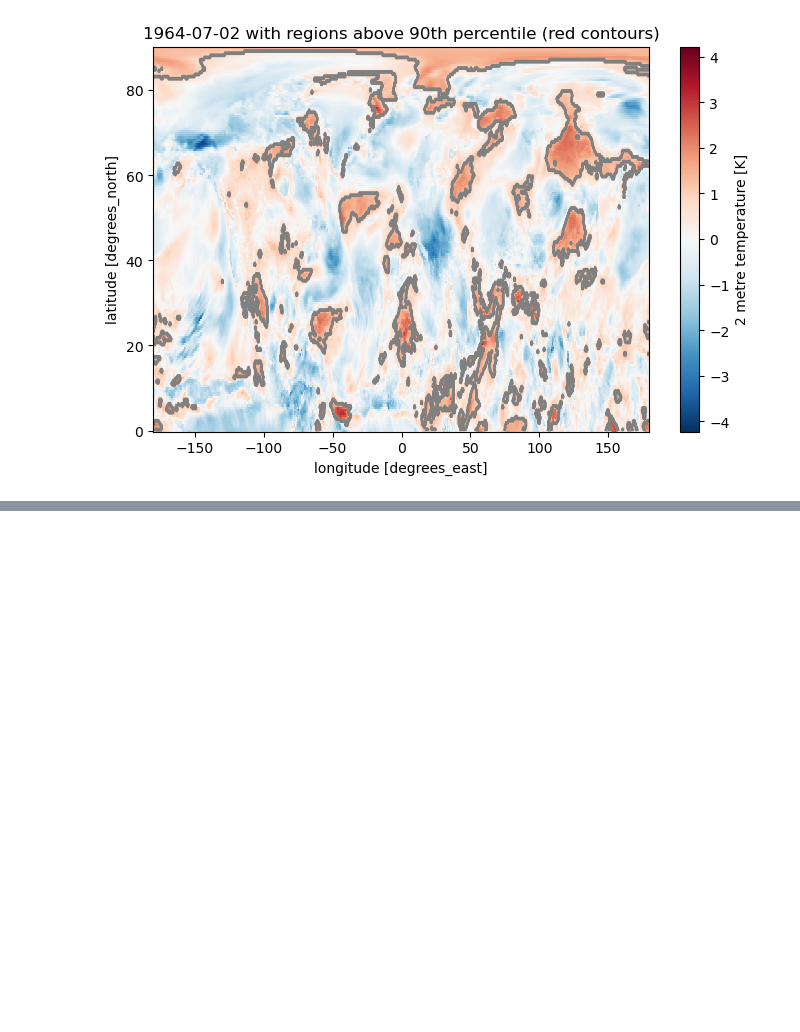
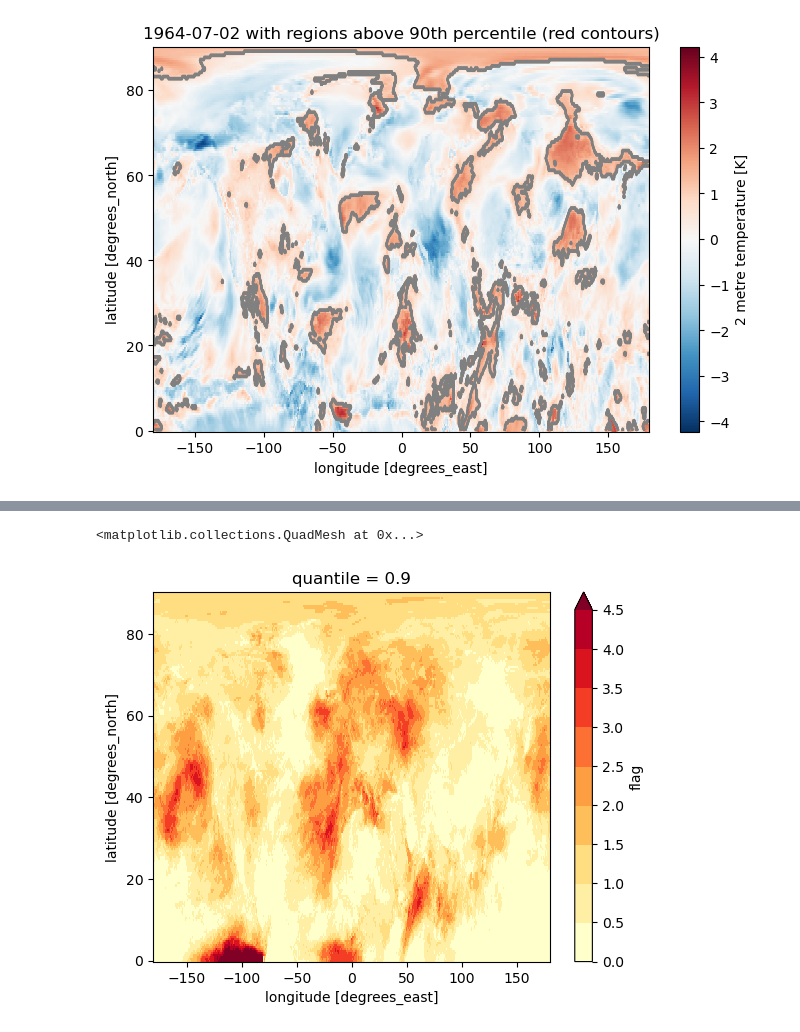
Before and after one commit to edgardotes/HW_contrack, a Jupyter notebook: HW_contrack.ipynb, the cells around one changed output, grey strips where cells are left out. Drawn from its saved outputs; the diff is of its cells as text; code cells hidden in the pictures; blank space fills up the shorter version.

```diff
--- a/HW_contrack.ipynb
+++ b/HW_contrack.ipynb
@@ -417,0 +443,8 @@ plt.show()
+# %%
+# Finally, track temperature anomalies (>=1, 50% overlap twosided, 5 timesteps persistence (here 5 days))
+anom.run_contrack(variable='t2m',
+                   threshold=1,
+                   gorl='>=',
+                   overlap=0.5,
+                   persistence=5,
+                   twosided=True)
@@ -417,0 +470,7 @@ plt.show()
+# %%
+###Frequency
+mean_hw = xr.where(anom['flag']>1,1,0).mean(dim='time')*100
+mean_hw.plot(cmap='YlOrRd', levels=np.arange(0, 5, 0.5))
+# %% [output]
+<matplotlib.collections.QuadMesh at 0x...>
+[figure, added]
```
Also changed, not shown: parts of 10 cells of this notebook, 1 other file.
